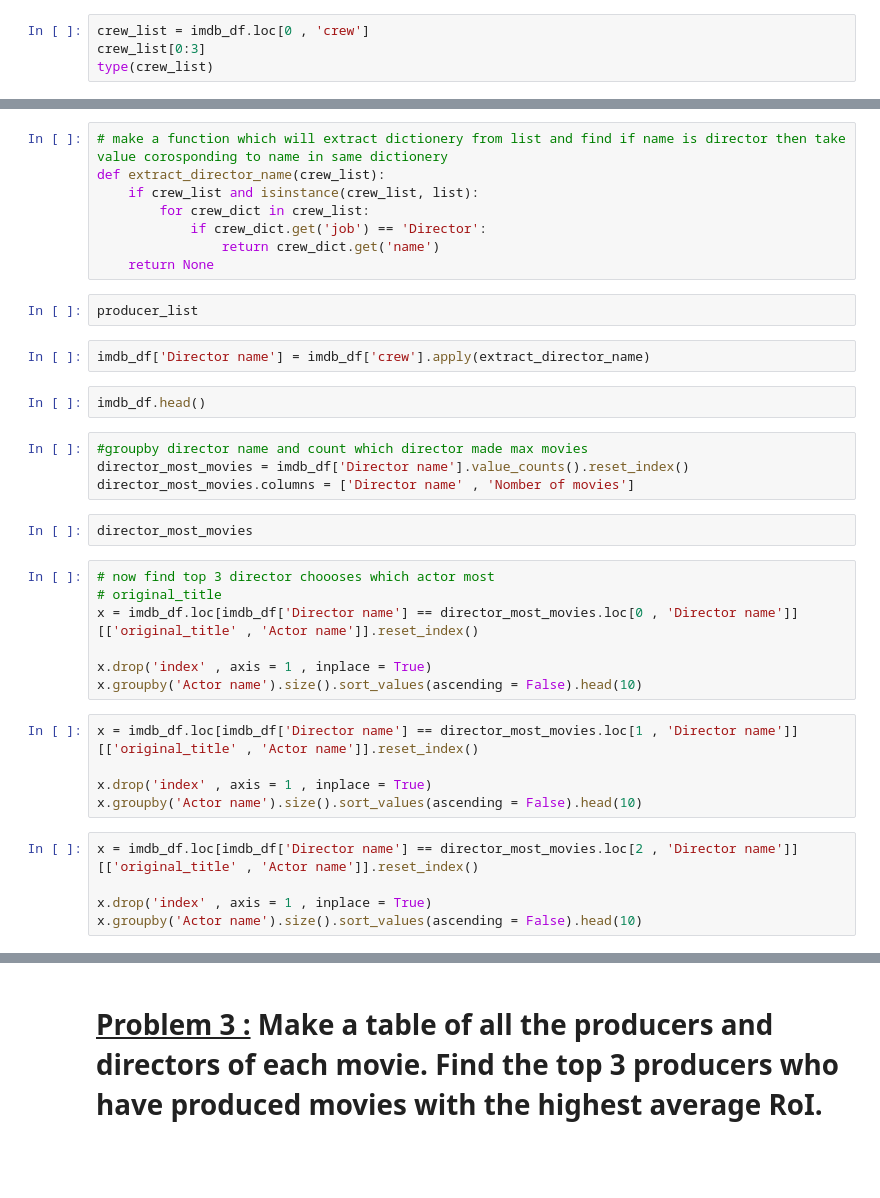
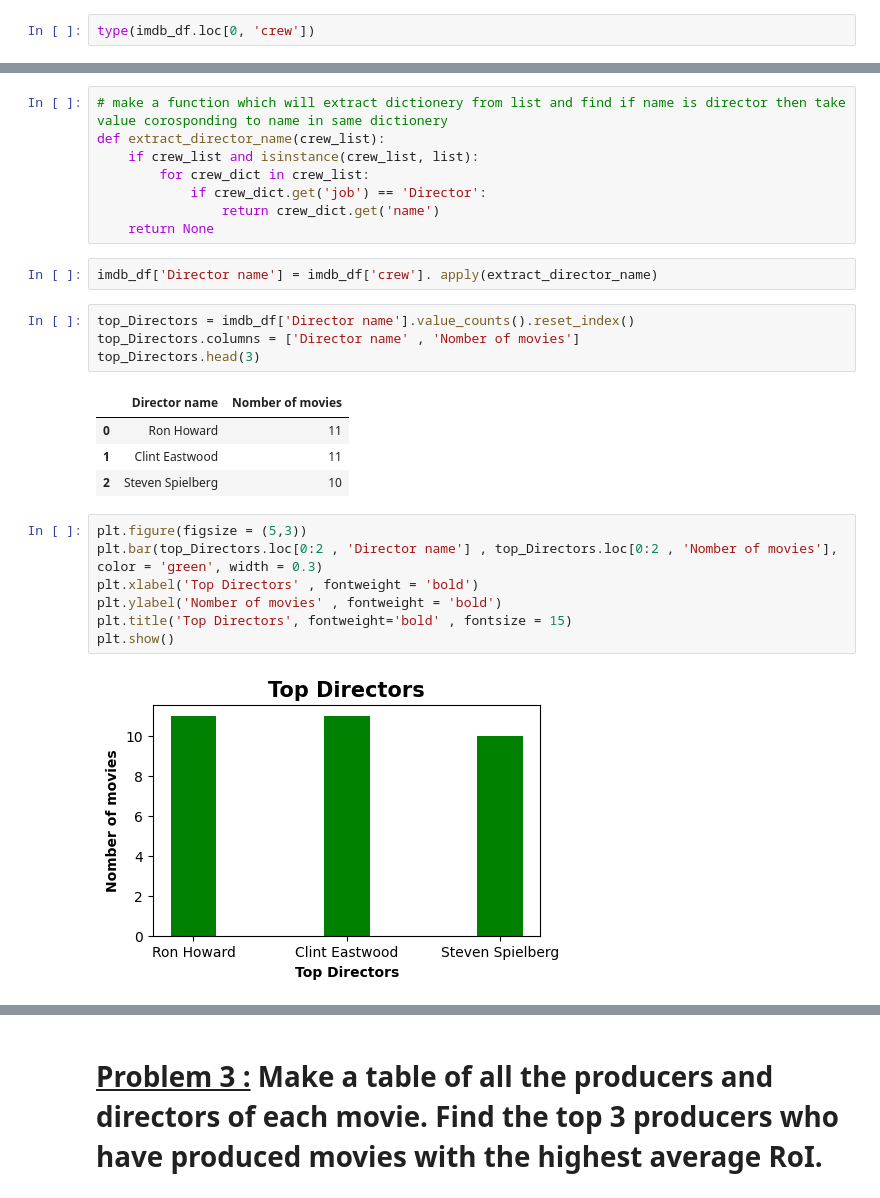
Before and after one commit to dil150898/daily-asignments, a Jupyter notebook: Assignment_Data_Wrangling.ipynb, the cells around one changed output, grey strips where cells are left out. Drawn from its saved outputs; the diff is of its cells as text; blank space fills up the shorter version.

```diff
--- a/Assignment_Data_Wrangling.ipynb
+++ b/Assignment_Data_Wrangling.ipynb
@@ -262,6 +266,4 @@ type(imdb_df.loc[0 , 'crew'])
 # %%
 imdb_df.loc[~imdb_df['crew'].isna() , 'crew'] = imdb_df.loc[~imdb_df['crew'].isna() , 'crew'].apply(convert_to_list)
 # %%
-crew_list = imdb_df.loc[0 , 'crew']
-crew_list[0:3]
-type(crew_list)
+type(imdb_df.loc[0, 'crew'])
@@ -273,32 +277,23 @@ def extract_director_name(crew_list):
             if crew_dict.get('job') == 'Director':
                 return crew_dict.get('name')
     return None
-# %%
-producer_list
 # %%
-imdb_df['Director name'] = imdb_df['crew'].apply(extract_director_name)
+imdb_df['Director name'] = imdb_df['crew']. apply(extract_director_name)
-# %%
-imdb_df.head()
 # %%
-#groupby director name and count which director made max movies
-director_most_movies = imdb_df['Director name'].value_counts().reset_index()
-director_most_movies.columns = ['Director name' , 'Nomber of movies']
+top_Directors = imdb_df['Director name'].value_counts().reset_index()
+top_Directors.columns = ['Director name' , 'Nomber of movies']
+top_Directors.head(3)
+# %% [output]
+|  | Director name | Nomber of movies |
+| 0 | Ron Howard | 11 |
+| 1 | Clint Eastwood | 11 |
+| 2 | Steven Spielberg | 10 |
-# %%
-director_most_movies
-# %%
-# now find top 3 director choooses which actor most
-# original_title
-x = imdb_df.loc[imdb_df['Director name'] == director_most_movies.loc[0 , 'Director name']][['original_title' , 'Actor name']].reset_index()
-
-x.drop('index' , axis = 1 , inplace = True)
-x.groupby('Actor name').size().sort_values(ascending = False).head(10)
-# %%
-x = imdb_df.loc[imdb_df['Director name'] == director_most_movies.loc[1 , 'Director name']][['original_title' , 'Actor name']].reset_index()
-
-x.drop('index' , axis = 1 , inplace = True)
-x.groupby('Actor name').size().sort_values(ascending = False).head(10)
-# %%
-x = imdb_df.loc[imdb_df['Director name'] == director_most_movies.loc[2 , 'Director name']][['original_title' , 'Actor name']].reset_index()
-
-x.drop('index' , axis = 1 , inplace = True)
-x.groupby('Actor name').size().sort_values(ascending = False).head(10)
+# %%
+plt.figure(figsize = (5,3))
+plt.bar(top_Directors.loc[0:2 , 'Director name'] , top_Directors.loc[0:2 , 'Nomber of movies'], color = 'green', width = 0.3)
+plt.xlabel('Top Directors' , fontweight = 'bold')
+plt.ylabel('Nomber of movies' , fontweight = 'bold')
+plt.title('Top Directors', fontweight='bold' , fontsize = 15)
+plt.show()
+# %% [output]
+[figure, added]
```
Also changed, not shown: parts of 11 cells of this notebook.
